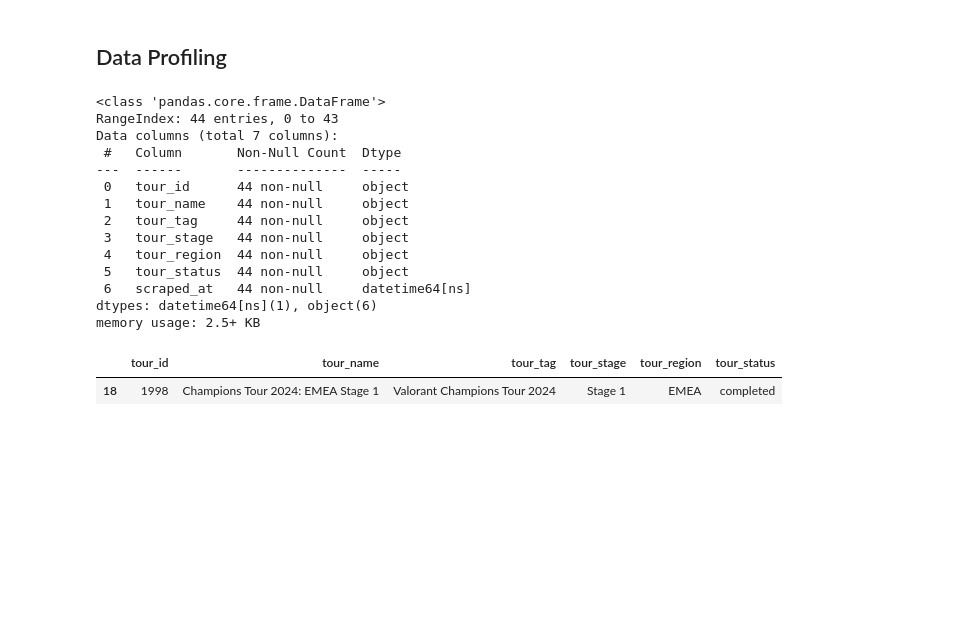
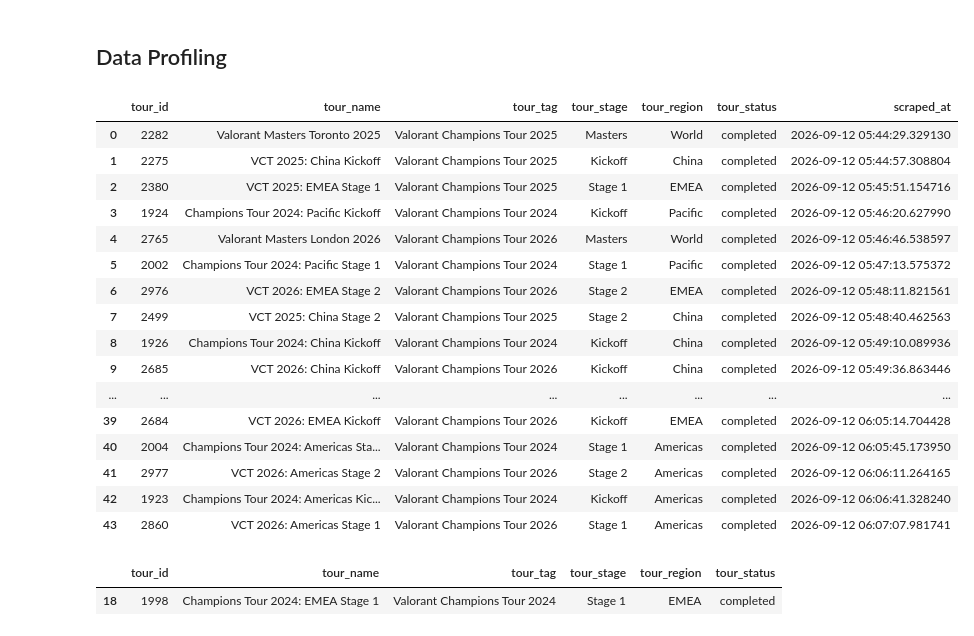
Before and after one commit to imkhlst/Valorant-Esports-Data-Pipeline-for-Analytics-and-Machine-Learning, a Jupyter notebook: notebooks/sqlite_query_experiments.ipynb, the cells around one changed output. Drawn from its saved outputs; the diff is of its cells as text; code cells hidden in the pictures; blank space fills up the shorter version.

Commit message:
CI: Update data pipeline

```diff
--- a/notebooks/sqlite_query_experiments.ipynb
+++ b/notebooks/sqlite_query_experiments.ipynb
@@ -9,22 +9,25 @@ cursor = conn.cursor()
 ## Data Profiling
 # %%
 tours_df = pd.read_parquet(r"E:\Valorant-Esports-Data-Pipeline-for-Analytics-and-Machine-Learning\data\raw\tours.parquet")
-tours_df.info()
+tours_df
 # %% [output]
-<class 'pandas.core.frame.DataFrame'>
-RangeIndex: 44 entries, 0 to 43
-Data columns (total 7 columns):
- #   Column       Non-Null Count  Dtype
----  ------       --------------  -----
- 0   tour_id      44 non-null     object
- 1   tour_name    44 non-null     object
- 2   tour_tag     44 non-null     object
- 3   tour_stage   44 non-null     object
- 4   tour_region  44 non-null     object
- 5   tour_status  44 non-null     object
- 6   scraped_at   44 non-null     datetime64[ns]
-dtypes: datetime64[ns](1), object(6)
-memory usage: 2.5+ KB
+|  | tour_id | tour_name | tour_tag | tour_stage | tour_region | tour_status | scraped_at |
+| 0 | 2282 | Valorant Masters Toronto 2025 | Valorant Champions Tour 2025 | Masters | World | completed | 2026-09-12 05:44:29.329130 |
+| 1 | 2275 | VCT 2025: China Kickoff | Valorant Champions Tour 2025 | Kickoff | China | completed | 2026-09-12 05:44:57.308804 |
+| 2 | 2380 | VCT 2025: EMEA Stage 1 | Valorant Champions Tour 2025 | Stage 1 | EMEA | completed | 2026-09-12 05:45:51.154716 |
+| 3 | 1924 | Champions Tour 2024: Pacific Kickoff | Valorant Champions Tour 2024 | Kickoff | Pacific | completed | 2026-09-12 05:46:20.627990 |
+| 4 | 2765 | Valorant Masters London 2026 | Valorant Champions Tour 2026 | Masters | World | completed | 2026-09-12 05:46:46.538597 |
+| 5 | 2002 | Champions Tour 2024: Pacific Stage 1 | Valorant Champions Tour 2024 | Stage 1 | Pacific | completed | 2026-09-12 05:47:13.575372 |
+| 6 | 2976 | VCT 2026: EMEA Stage 2 | Valorant Champions Tour 2026 | Stage 2 | EMEA | completed | 2026-09-12 05:48:11.821561 |
+| 7 | 2499 | VCT 2025: China Stage 2 | Valorant Champions Tour 2025 | Stage 2 | China | completed | 2026-09-12 05:48:40.462563 |
+| 8 | 1926 | Champions Tour 2024: China Kickoff | Valorant Champions Tour 2024 | Kickoff | China | completed | 2026-09-12 05:49:10.089936 |
+| 9 | 2685 | VCT 2026: China Kickoff | Valorant Champions Tour 2026 | Kickoff | China | completed | 2026-09-12 05:49:36.863446 |
+| ... | ... | ... | ... | ... | ... | ... | ... |
+| 39 | 2684 | VCT 2026: EMEA Kickoff | Valorant Champions Tour 2026 | Kickoff | EMEA | completed | 2026-09-12 06:05:14.704428 |
+| 40 | 2004 | Champions Tour 2024: Americas Sta... | Valorant Champions Tour 2024 | Stage 1 | Americas | completed | 2026-09-12 06:05:45.173950 |
+| 41 | 2977 | VCT 2026: Americas Stage 2 | Valorant Champions Tour 2026 | Stage 2 | Americas | completed | 2026-09-12 06:06:11.264165 |
+| 42 | 1923 | Champions Tour 2024: Americas Kic... | Valorant Champions Tour 2024 | Kickoff | Americas | completed | 2026-09-12 06:06:41.328240 |
+| 43 | 2860 | VCT 2026: Americas Stage 1 | Valorant Champions Tour 2026 | Stage 1 | Americas | completed | 2026-09-12 06:07:07.981741 |
 # %%
 tours_df[tours_df["tour_id"] == "1998"]
 # %% [output]
```
Also changed, not shown: parts of 2 cells of this notebook, 7 other files.
